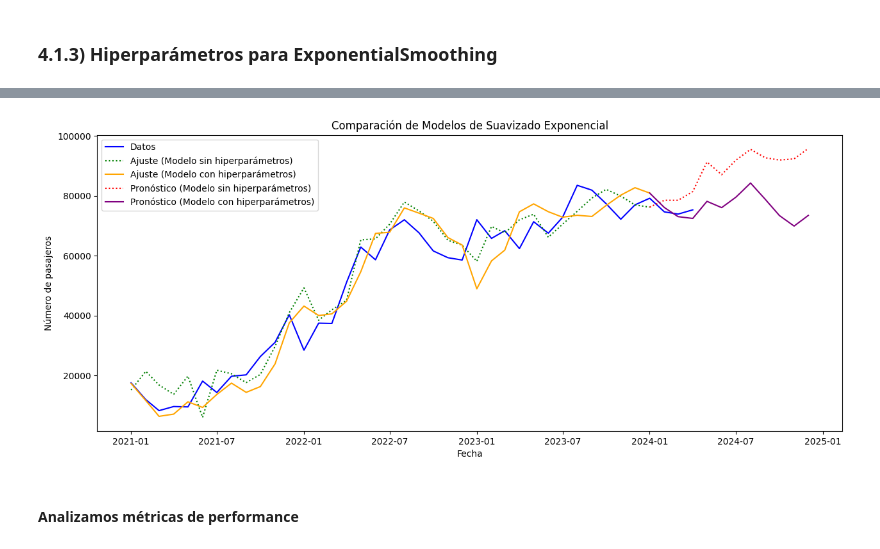
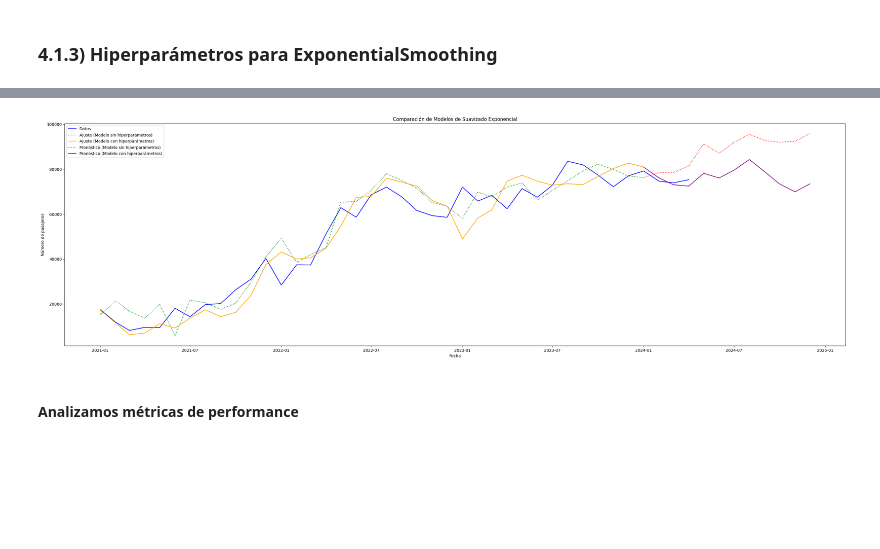
Before and after one commit to Julietaherreraf/digital_house_data_science_G1, a Jupyter notebook: Notebook/Proyecto_Final_Grupo_1.ipynb, the cells around one changed output, grey strips where cells are left out. Cells and saved outputs as stored; diff of their text form; code cells hidden in the pictures; blank space fills up the shorter version.

```diff
--- a/Notebook/Proyecto_Final_Grupo_1.ipynb
+++ b/Notebook/Proyecto_Final_Grupo_1.ipynb
@@ -1319,37 +1252,37 @@ best_alpha: 0.3 best_beta: 0.9 best_gamma: 0.3 best_mae: 2849.3368
 # %%
-# Entrenar el modelo de suavizado exponencial triplano con hiperparámetros
+# Entrenamos el modelo de suavizado exponencial triplano con hiperparámetros
 final_tes_model = ExponentialSmoothing(
     train_ce,
     trend="add",
     seasonal="add",
     seasonal_periods=12
 ).fit(
     smoothing_level=best_alpha,
     smoothing_trend=best_beta,
     smoothing_seasonal=best_gamma
 )
 
-# Obtener la fecha de inicio y fin del pronóstico
+# Obtenemos la fecha de inicio y fin del pronóstico
 forecast_start_date_hp = train_ce.index[-1] + pd.DateOffset(months=0)  # Comienza el mismo mes que en train_ce
 forecast_end_date_hp = forecast_start_date_hp + pd.DateOffset(months=11)  # Cubre un período de 12 meses
 
-# Generar el pronóstico
+# Generamos el pronóstico
 y_pred_hp = final_tes_model.predict(start=forecast_start_date_hp, end=forecast_end_date_hp)
 
-# Visualizar los datos, ajuste del modelo sin hiperparámetros, pronóstico del modelo sin hiperparámetros y pronóstico del modelo con hiperparámetros
-plt.figure(figsize=(15, 6))
+# Visualizamos los datos, ajuste del modelo sin hiperparámetros, pronóstico del modelo sin hiperparámetros y pronóstico del modelo con hiperparámetros
+plt.figure(figsize=(35, 10))
 plt.plot(df_final_mensual_entrenamiento.index, df_final_mensual_entrenamiento['pasajeros'], label='Datos', color='blue')
 plt.plot(train_ce.index, exp_model_fit_ce.fittedvalues, label='Ajuste (Modelo sin hiperparámetros)', color='green', linestyle=":")
 plt.plot(train_ce.index, final_tes_model.fittedvalues, label='Ajuste (Modelo con hiperparámetros)', color='orange')
 plt.plot(forecast_ce.index, forecast_ce, label='Pronóstico (Modelo sin hiperparámetros)', color='red', linestyle=":")
 plt.plot(y_pred_hp.index, y_pred_hp, label='Pronóstico (Modelo con hiperparámetros)', color='purple')
 plt.title('Comparación de Modelos de Suavizado Exponencial')
 plt.xlabel('Fecha')
 plt.ylabel('Número de pasajeros')
 plt.legend()
 plt.show()
 # %% [output]
-[figure, old version]
+[figure, new version]
 # %% [markdown]
 #### Analizamos métricas de performance
 # %%
```
Also changed, not shown: parts of 33 cells of this notebook.
